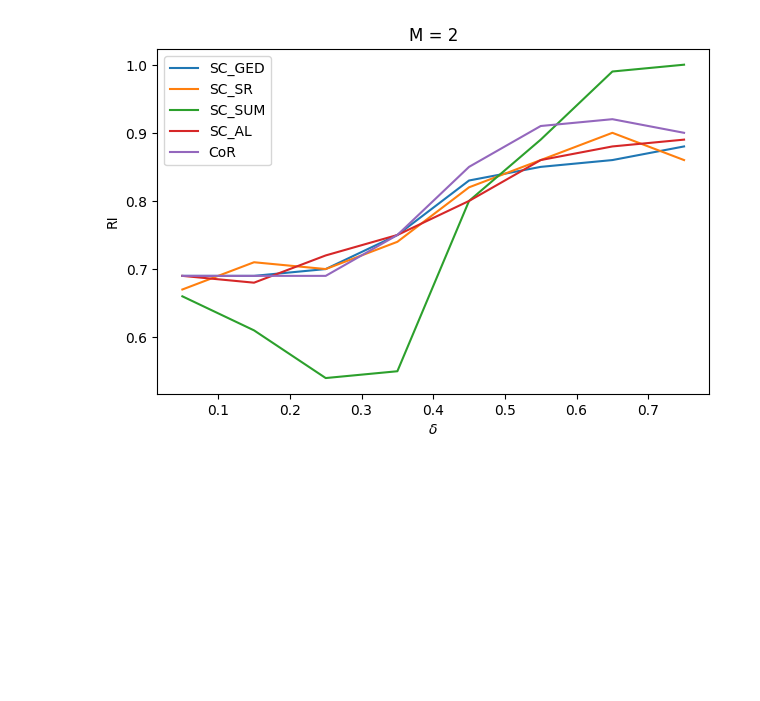
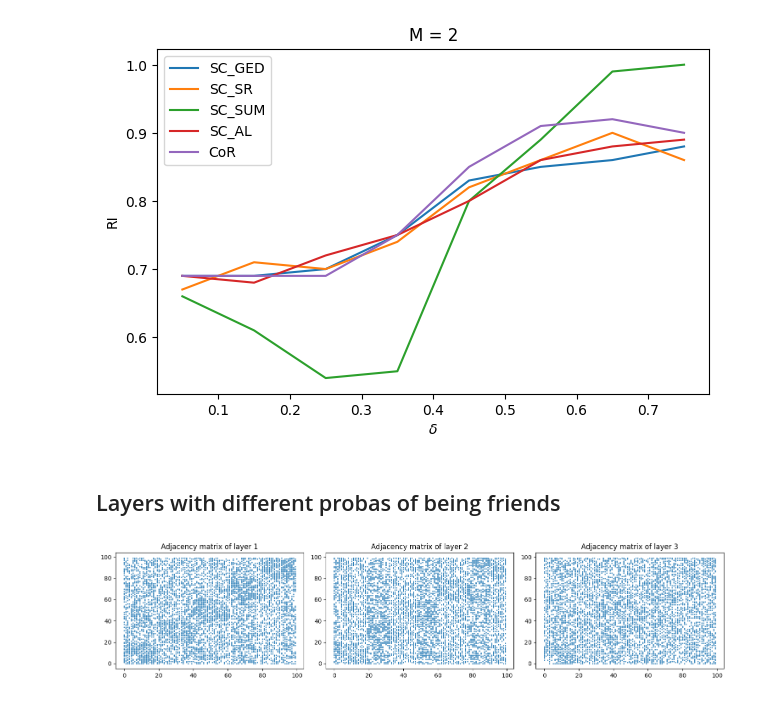
Before and after one commit to meilame-tayebjee/Multilayer-Graph-Clustering, a Jupyter notebook: Run.ipynb, the cells around one changed output. Drawn from its saved outputs; the diff is of its cells as text; code cells hidden in the pictures; blank space fills up the shorter version.

```diff
--- a/Run.ipynb
+++ b/Run.ipynb
@@ -632,3 +632,25 @@ for metric in metrics:
 [figure]
 [figure]
 [figure]
+# %% [markdown]
+## Layers with different probas of being friends
+# %%
+n = 100
+M = 3
+k = 5
+
+p = HIGH
+delta = 0.1
+prob = np.full((k,M), p-delta)
+prob[:,0] = p
+prob[:,1] = p - delta
+prob[:,2] = p -2* delta
+prob_prime = np.full((k,k,M), p-3*delta)
+
+
+clusters_size = k*[20]
+
+
+matrix,index_cluster = graphCreation(n,M,k,clusters_size,prob,prob_prime, plot_adj = True)
+# %% [output]
+[figure, added]
```
Also changed, not shown: parts of 19 cells of this notebook.
